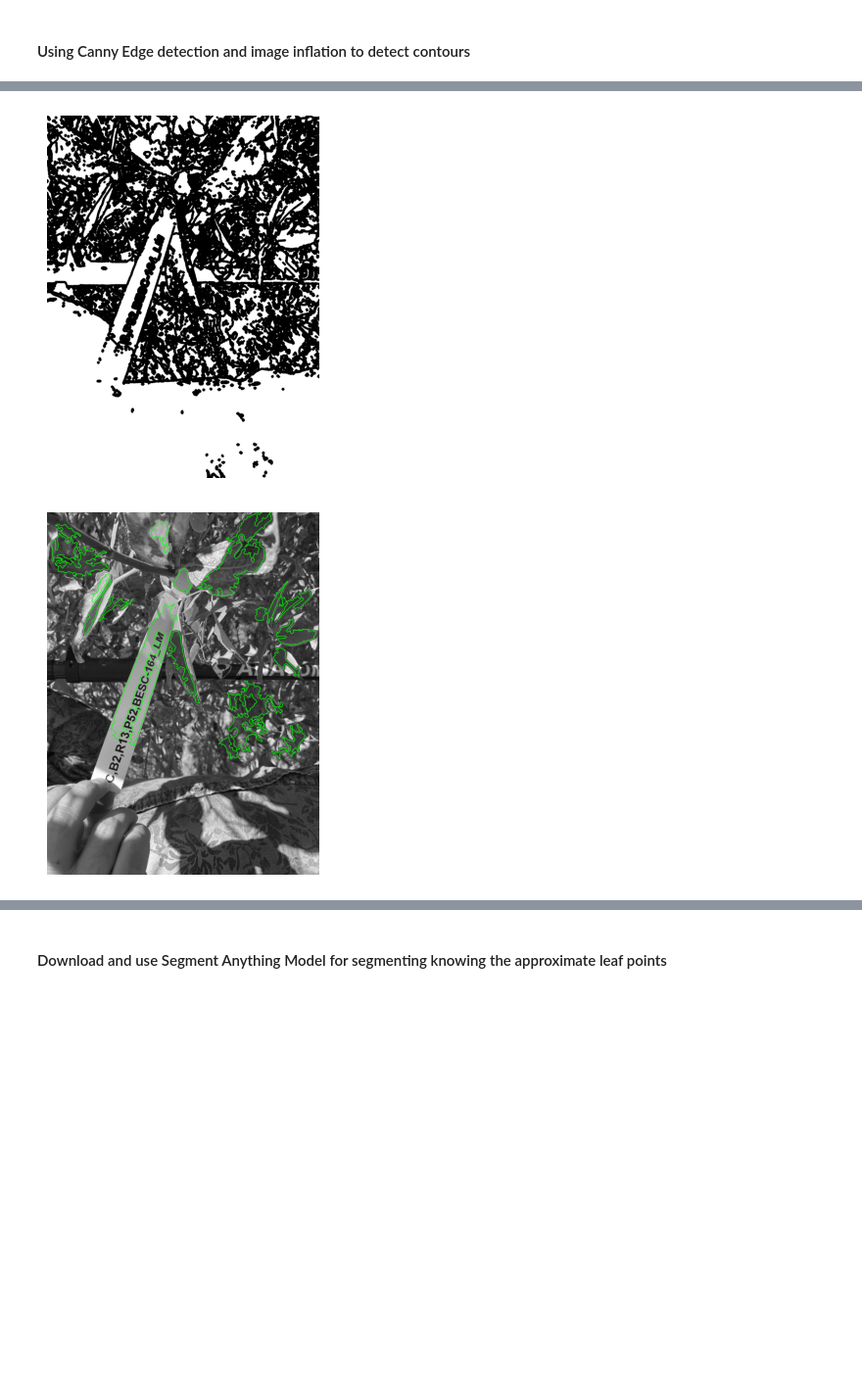
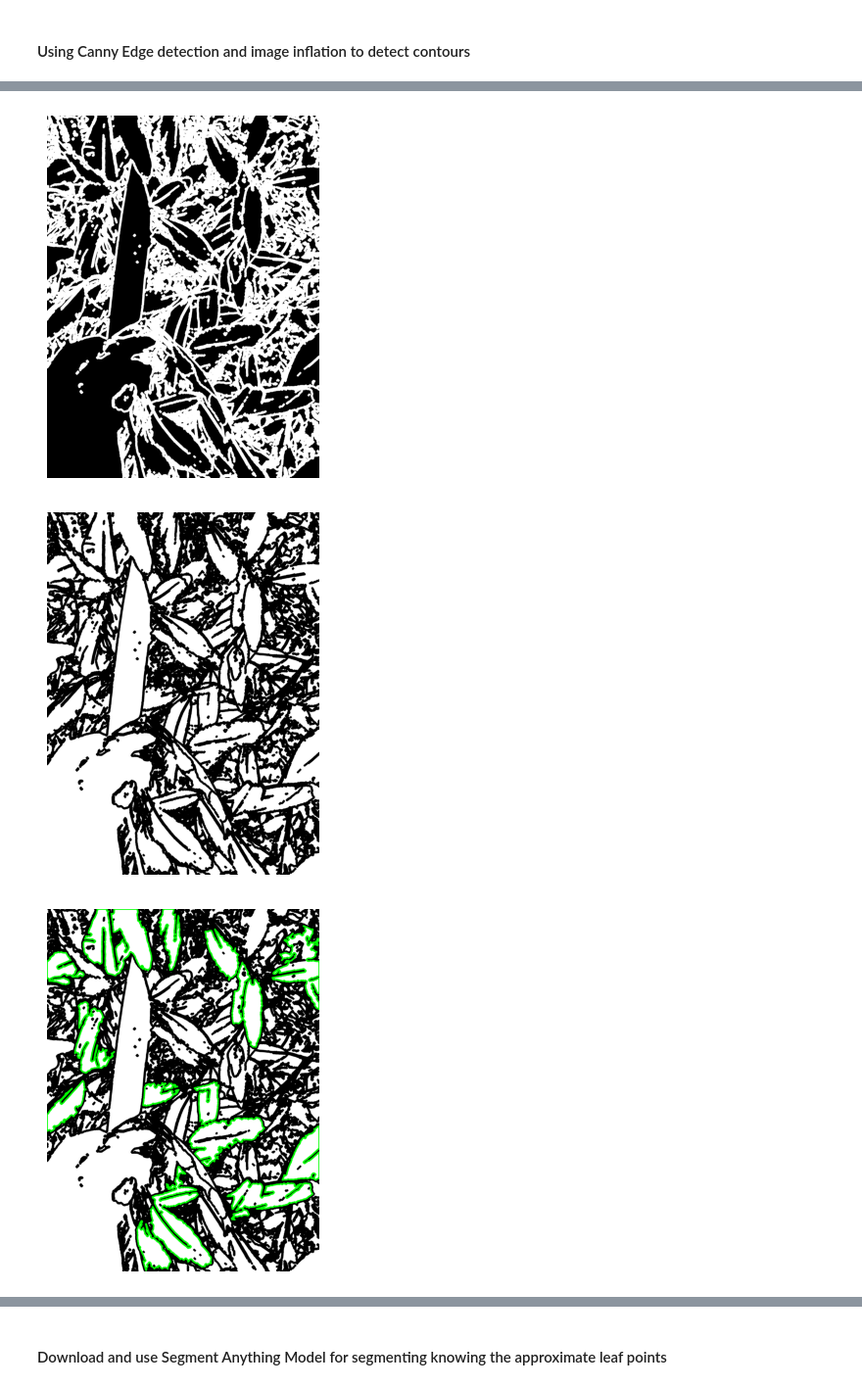
Before and after one commit to vivaansinghvi07/smoky-mountain-data-comp, a Jupyter notebook: step2/main.ipynb, the cells around one changed output, grey strips where cells are left out. Shown at 98% size. Cells and saved outputs as stored; diff of their text form; code cells hidden in the pictures; blank space fills up the shorter version.

Commit message:
changed up the pipeline visualization by saving

```diff
--- a/step2/main.ipynb
+++ b/step2/main.ipynb
@@ -91,7 +91,7 @@ def get_image(filename: str = None, show: bool = True):
     return img
 
 # draw the contours onto the image
-def draw_contours(contours: list[cv2.Contour], img: cv2.Image, mode: str = "random") -> cv2.Image:
+def draw_contours(contours: list[cv2.Contour], img: cv2.Image, mode: str = "random", weight: float = 1) -> cv2.Image:
     """ Draw contours onto an image with random colors """
     draw_img = img.copy()
     for contour in contours:
@@ -105,7 +105,7 @@ def draw_contours(contours: list[cv2.Contour], img: cv2.Image, mode: str = "rand
             color = (0, 255, 0)
         else:
             raise Exception("Invalid color mode.")
-        draw_img = cv2.drawContours(draw_img, [contour], -1, color, 5)
+        draw_img = cv2.drawContours(draw_img, [contour], -1, color, 5 * weight)
     return draw_img
 
 # gets the contour from a cropped image of a leaf
@@ -157,13 +157,19 @@ def filter_contours(contours: list[cv2.Contour], mask: cv2.BinaryImage) -> list[
     contours = get_optimized_contours(green_colored_contours, 15)
     return contours
 
+def disp_pipeline(step: int, mat: cv2.Image) -> None:
+    cv2.imwrite(f"pipeline/{step}.png", mat)
+    imshow(mat)
+
 def get_leaf_contours(img: cv2.Image, debug: bool = False) -> list[cv2.Contour]:
 
     # generate a mask for the image (colors we are interested in)
     hsv_img = cv2.cvtColor(img, cv2.COLOR_BGR2HSV)
     mask = cv2.inRange(hsv_img, (20, 50, 50), (80, 255, 255))
     masked = cv2.bitwise_and(hsv_img, hsv_img, mask=mask)
-    if debug: imshow(cv2.cvtColor(masked, cv2.COLOR_HSV2BGR))
+    if debug:
+        temp_mask_image = cv2.cvtColor(masked, cv2.COLOR_HSV2BGR)
+        disp_pipeline(2, temp_mask_image)
 
     # find the edges using the Canny algorithm
     img_blur = cv2.GaussianBlur(masked, (23, 23), sigmaX=0, sigmaY=0)
@@ -173,20 +179,23 @@ def get_leaf_contours(img: cv2.Image, debug: bool = False) -> list[cv2.Contour]:
 
     # show for debugging / viewing purposes
     if debug:
-        imshow(edges)
-        imshow(dilated)
-        imshow(dilated_inv)
+        disp_pipeline(3, edges)
+        disp_pipeline(4, dilated)
+        disp_pipeline(5, dilated_inv)
 
     # find the contours in the resulting image to determine which ones are leaves
     contours = filter_contours(cv2.findContours(dilated_inv, cv2.RETR_EXTERNAL, cv2.CHAIN_APPROX_SIMPLE)[0], mask)
 
     # display found leaves
     if debug:
-        drawn_contours = draw_contours(contours, cv2.cvtColor(grayscale(img), cv2.COLOR_GRAY2BGR), mode="green")
-        imshow(drawn_contours)
+        drawn_contours_on_latest = draw_contours(contours, cv2.cvtColor(dilated_inv, cv2.COLOR_GRAY2BGR), mode="green", weight=3)
+        disp_pipeline(6, drawn_contours_on_latest)
+        drawn_contours_on_og = draw_contours(contours, cv2.cvtColor(grayscale(img), cv2.COLOR_GRAY2BGR), mode="green")
+        disp_pipeline(7, drawn_contours_on_og)
 
     return contours
 
-img = get_image()
+img = get_image("0A3B5F3B-23B6-4987-A557-F21E2106CE66.jpg")
+disp_pipeline(1, img)
 _ = get_leaf_contours(img, debug=True)
 # %% [output]
@@ -198,2 +207,3 @@ _ = get_leaf_contours(img, debug=True)
-[figure, old version]
+[figure, new version]
-[figure, old version]
+[figure, new version]
+[figure, added]
```
Also changed, not shown: parts of 1 cell of this notebook, 7 other files.
